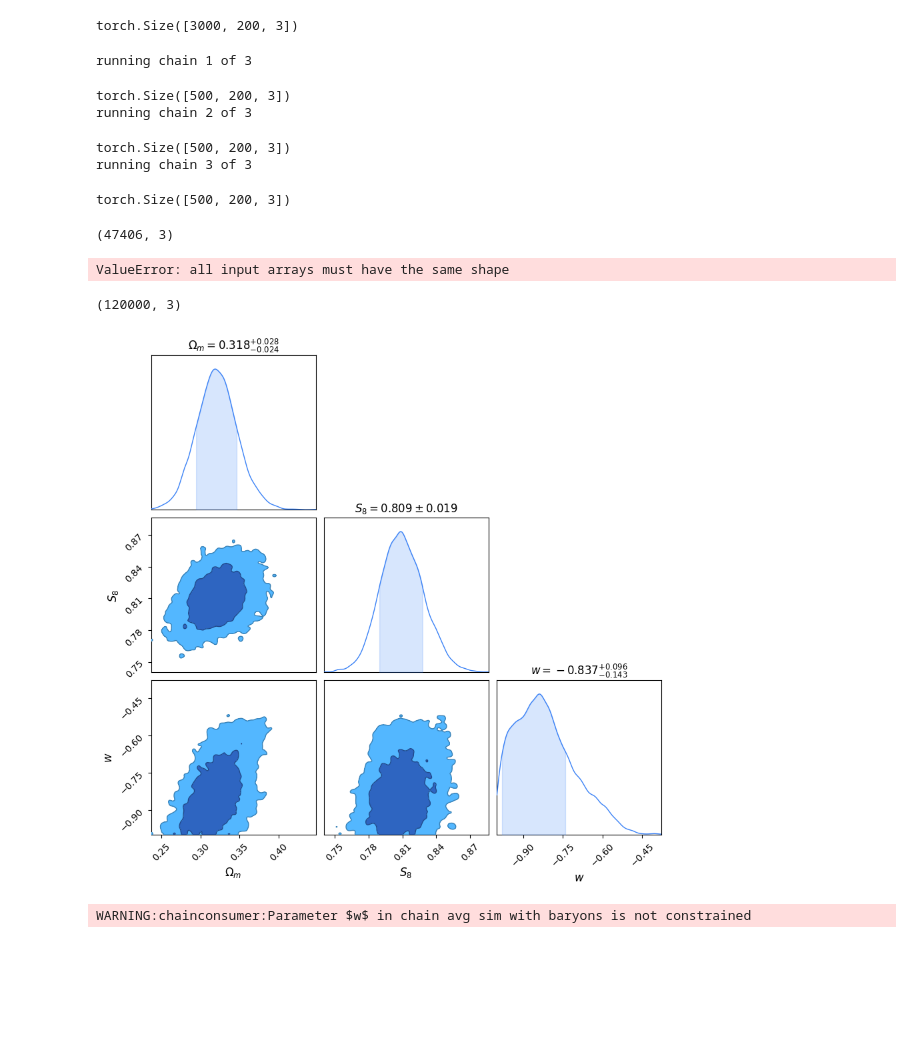
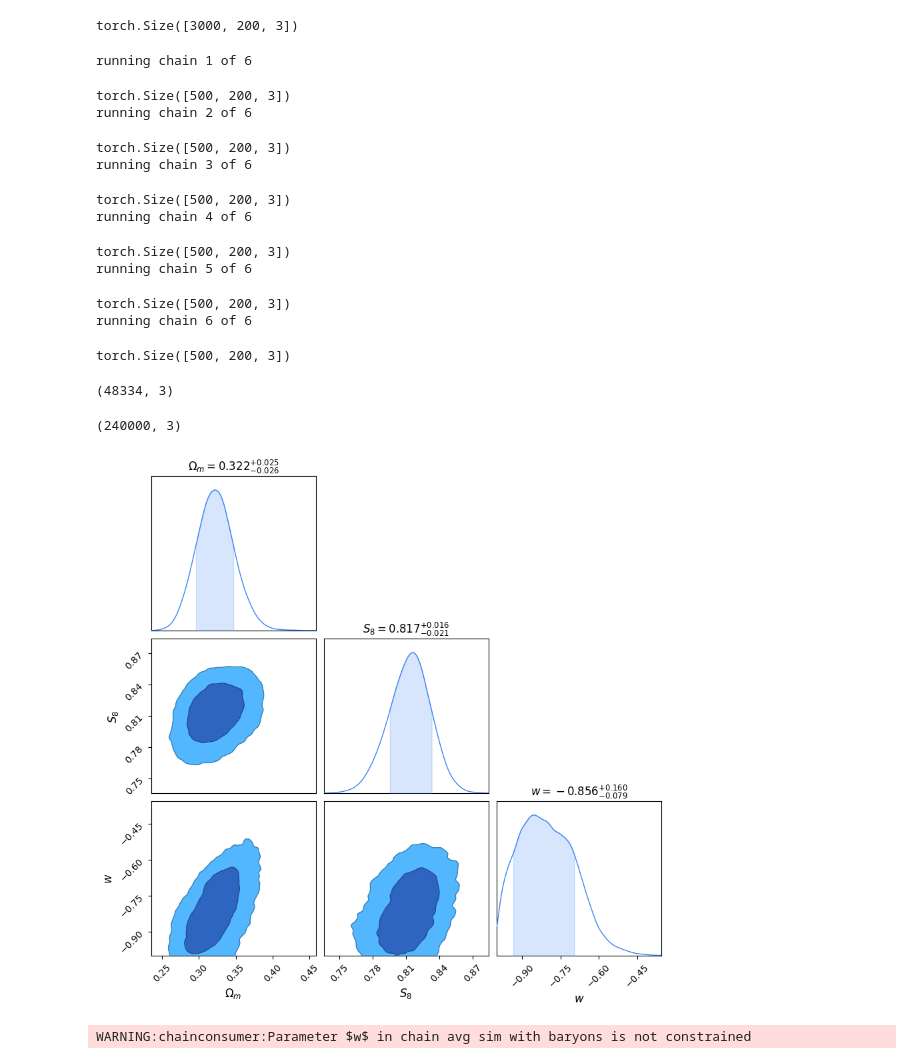
Before and after one commit to tlmakinen/compress-des, a Jupyter notebook: vic_summs_gelu.ipynb, the cells around one changed output. Cells and saved outputs as stored; diff of their text form; code cells hidden in the pictures; blank space fills up the shorter version.

Commit message:
add updated summaries

```diff
--- a/vic_summs_gelu.ipynb
+++ b/vic_summs_gelu.ipynb
@@ -267,19 +267,6 @@ ili
 torch.manual_seed(42)
 
 
-from ili.embedding import FCN
-
-activation = "LeakyReLU"
-n_hidden = [10, 10, 3]
-embedding_network = FCN(n_hidden = n_hidden, act_fn = activation)
-
-# outdir = "./bigger_ensemble_06_11_7summs_newbary_leakyrelu_2/"
-outdir = "./ndes_7summaries_vic_gelu_nolayernorm2/"
-
-
-
-
-preds_LFI.shape, preds_val.shape
 
 val_start = preds_LFI.shape[0] - 1
 train_idx = torch.arange(0, preds_LFI.shape[0] - 1)
@@ -314,7 +301,7 @@ loader = NumpyLoader(x=np.concatenate([preds_LFI[:], preds_val[:]],0),
 #                      theta=phi_LFI)
 
 
-hidden = 100
+hidden = 200 # 100
 
 
 # nets = [
@@ -324,12 +311,17 @@ hidden = 100
 #     ili.utils.load_nde_sbi(engine='NLE', model='maf', hidden_features=hidden, num_transforms=8),
 # ]
 
+num_transforms = 7
+
 nets = [
-    ili.utils.load_nde_sbi(engine='NLE', model='maf', hidden_features=hidden, num_transforms=5),
-    ili.utils.load_nde_sbi(engine='NLE', model='maf', hidden_features=hidden, num_transforms=6),
-    ili.utils.load_nde_sbi(engine='NLE', model='maf', hidden_features=hidden, num_transforms=5),
-    ili.utils.load_nde_sbi(engine='NLE', model='maf', hidden_features=hidden, num_transforms=6),
+    ili.utils.load_nde_sbi(engine='NLE', model='maf', hidden_features=hidden, num_transforms=num_transforms),
+    ili.utils.load_nde_sbi(engine='NLE', model='maf', hidden_features=hidden, num_transforms=num_transforms + 1),
+    ili.utils.load_nde_sbi(engine='NLE', model='maf', hidden_features=hidden, num_transforms=num_transforms),
+    ili.utils.load_nde_sbi(engine='NLE', model='maf', hidden_features=hidden, num_transforms=num_transforms + 1),
 ]
+
+
+outdir = "./ndes_7summaries_vic_gelu_nolayernorm_hids%d_ntransf%d/"%(hidden, num_transforms)
 
 
 # define training arguments
@@ -337,7 +329,7 @@ train_args = {
     'training_batch_size': 100,
     'learning_rate': 1.7e-5,
    # 'validation_fraction': 0.2,
-    'stop_after_epochs': 30, # 30
+    'stop_after_epochs': 40, # 30
 }
 
 # initialize the trainer
@@ -950,7 +951,7 @@ torch.Size([3000, 200, 3])
 # %%
 target_blind = get_mcmc_chains_n(scale_summs(summs_target, min_max),
                                      seed=42,
-                                     n_chains=3, # 6
+                                     n_chains=6, # 6
                                      std=0.05,
                                      n_steps=500, # 3000
                                      thin=1,
@@ -958,25 +959,28 @@ target_blind = get_mcmc_chains_n(scale_summs(summs_target, min_max),
                                      burnin=250, # 1000
                                      w_cutoff=-1.0,
                                      theta0 = scale_params(theta_true_baryons[np.newaxis, :]),
+                                     like_ensemble=like_ensemble_reg,
                                      cat_chains=False,
                                      ensemble_members=None)
 # %% [output]
-running chain 1 of 3
+running chain 1 of 6
 torch.Size([500, 200, 3])
-running chain 2 of 3
+running chain 2 of 6
 torch.Size([500, 200, 3])
-running chain 3 of 3
+running chain 3 of 6
 torch.Size([500, 200, 3])
+running chain 4 of 6
+torch.Size([500, 200, 3])
+running chain 5 of 6
+torch.Size([500, 200, 3])
+running chain 6 of 6
+torch.Size([500, 200, 3])
 # %%
 target_blind0 = deepcopy(target_blind)
 # %%
 target_blind0[0][:].shape
 # %% [output]
-(47406, 3)
+(48334, 3)
-# %%
-np.stack([c[-100_000:, :] for c in target_blind0]).shape
-# %% [output]
-ValueError: all input arrays must have the same shape
 # %%
 target_blind = np.concatenate([c[-40_000:, :] for c in target_blind0], 0)
 # %%
@@ -986,23 +990,23 @@ target_blind = np.concatenate([c[-40_000:, :] for c in target_blind0], 0)
 # %%
 target_blind.shape
 # %% [output]
-(120000, 3)
+(240000, 3)
 # %%
 param_labels = [r'$\Omega_m$', r'$S_8$', r'$w$']
 
 c = ChainConsumer()
 
-thin = 17
+thin = 3
 
 start = 0
 
 df = pd.DataFrame(target_blind[::thin][start:, :], columns=param_labels[:])
 c.add_chain(Chain(samples=df, name="avg sim with baryons", kde=False))
 
 fig = c.plotter.plot()
 plt.show()
 # %% [output]
-[figure, old version]
+[figure, new version]
 # %%
 param_labels = [r'$\Omega_m$', r'$S_8$', r'$w$']
 
```
Also changed, not shown: parts of 9 cells of this notebook, 2 other files.
